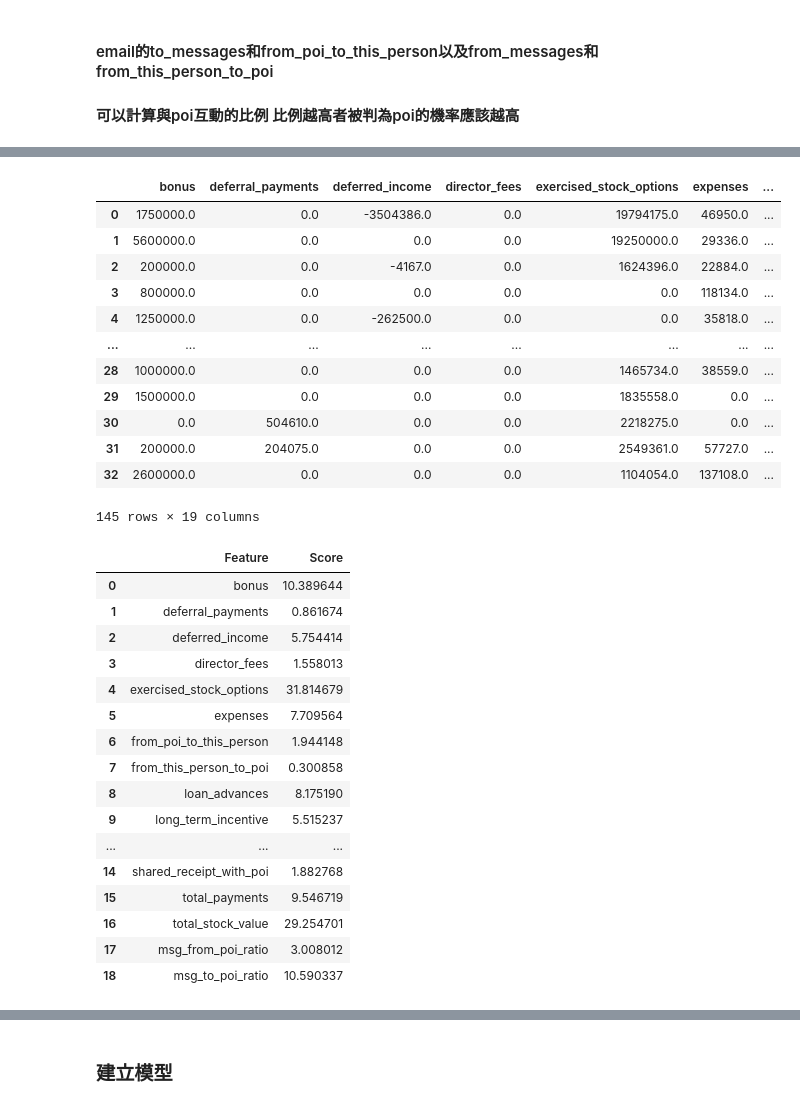
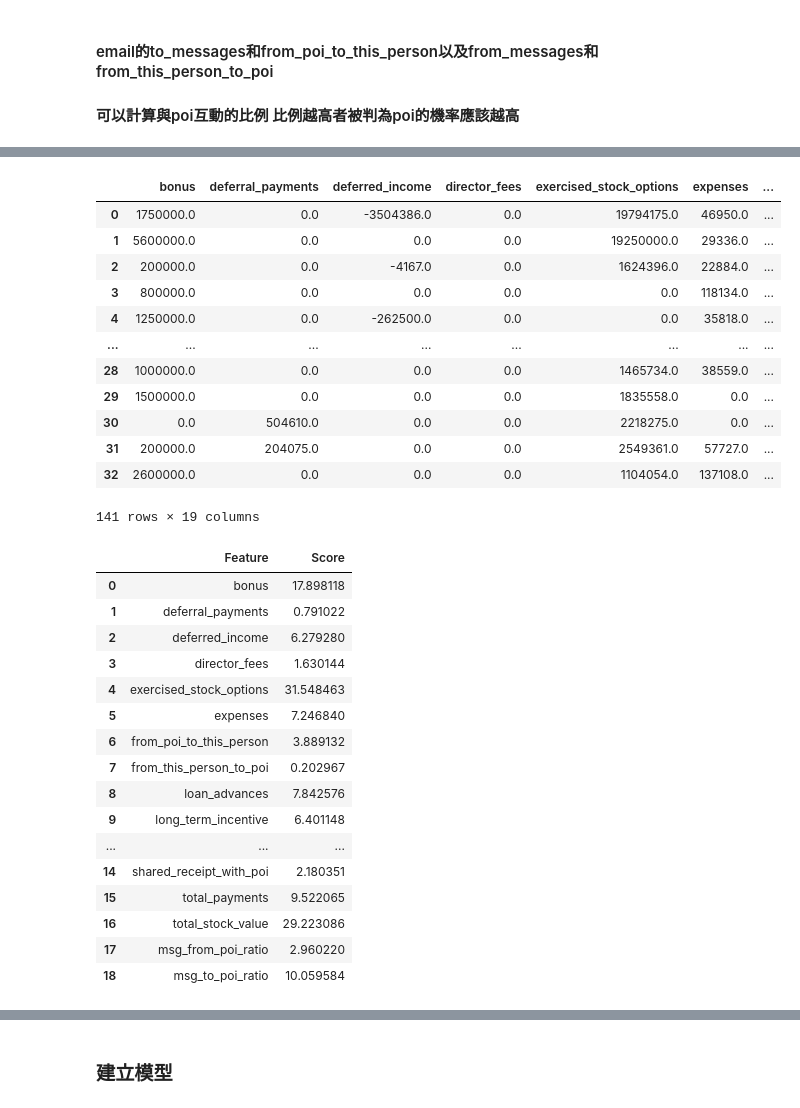
Before and after one commit to waitingSu/ML100Days, a Jupyter notebook: homework/D51_D53_Midterm.ipynb, the cells around one changed output, grey strips where cells are left out. Cells and saved outputs as stored; diff of their text form; code cells hidden in the pictures.

```diff
--- a/homework/D51_D53_Midterm.ipynb
+++ b/homework/D51_D53_Midterm.ipynb
@@ -135,9 +144,16 @@ df.loc[df['name'] == 'TOTAL']
 # %%
-#刪除該筆資料 但之後要加回(預測需要)
+#刪除該筆資料並重新切分資料
 #total_row = df[df["name"] == 'TOTAL']
-df = df[df["name"] != 'TOTAL']
-ids = df_test[df_test["name"] != 'TOTAL']
-ids = ids["name"]
+train_num = train_Y.shape[0]
+train_X = df[:train_num]
+test_X = df[train_num:]
+test_X = test_X[test_X["name"] != 'TOTAL']
+train_X = train_X[(train_X["name"] != 'THE TRAVEL AGENCY IN THE PARK') & (train_X['name'] != 'LOCKHART EUGENE E')]
+train_Y = train_X['poi'].astype('bool')
+df = pd.concat([train_X,test_X])
+#因為被納入預測用資料 所以之後要補回
+ids = df_test[df_test["name"] != 'TOTAL']['name']
+print(ids)
 # 重跑長條圖
 df[num_feature].hist(bins = 15, figsize=(30,15), layout=(4,5))
 # %% [output]
@@ -162,3 +229,7 @@ array([[<matplotlib.axes._subplots.AxesSubplot object at 0x...>,
+# %%
+#依據PDF給予的資訊決定是否要刪除這些資料 因為有幾項被標記成POI所以必定保留
+df = df.drop([33,58])
+train_Y = train_Y.drop([33,58])
 # %% [markdown]
 #### 把不同性質的欄位分組
 # %%
@@ -321,39 +406,39 @@ df
 | 30 | 0.0 | 504610.0 | 0.0 | 0.0 | 2218275.0 | 0.0 | ... |
 | 31 | 200000.0 | 204075.0 | 0.0 | 0.0 | 2549361.0 | 57727.0 | ... |
 | 32 | 2600000.0 | 0.0 | 0.0 | 0.0 | 1104054.0 | 137108.0 | ... |
-145 rows × 19 columns
+141 rows × 19 columns
 # %%
 ### 特徵選擇
 # %%
 from sklearn.feature_selection import SelectKBest,chi2,f_classif
 from sklearn.model_selection import train_test_split
 train_num = train_Y.shape[0]
 train_X = df[:train_num]
 test_X = df[train_num:]
 # 切分訓練集/測試集
 x_train, x_test, y_train, y_test = train_test_split(train_X, train_Y, test_size=0.25, random_state=44)
 
-kbest = SelectKBest(score_func=f_classif, k=5)
+kbest = SelectKBest(score_func=f_classif, k='all')
 X_new = kbest.fit_transform(train_X, train_Y)
 
 kbest_df = pd.DataFrame(data = list(zip(df[1:], kbest.scores_)), columns=['Feature', 'Score'])
 kbest_df
 # %% [output]
 |  | Feature | Score |
-| 0 | bonus | 10.389644 |
-| 1 | deferral_payments | 0.861674 |
-| 2 | deferred_income | 5.754414 |
-| 3 | director_fees | 1.558013 |
-| 4 | exercised_stock_options | 31.814679 |
-| 5 | expenses | 7.709564 |
-| 6 | from_poi_to_this_person | 1.944148 |
-| 7 | from_this_person_to_poi | 0.300858 |
-| 8 | loan_advances | 8.175190 |
-| 9 | long_term_incentive | 5.515237 |
+| 0 | bonus | 17.898118 |
+| 1 | deferral_payments | 0.791022 |
+| 2 | deferred_income | 6.279280 |
+| 3 | director_fees | 1.630144 |
+| 4 | exercised_stock_options | 31.548463 |
+| 5 | expenses | 7.246840 |
+| 6 | from_poi_to_this_person | 3.889132 |
+| 7 | from_this_person_to_poi | 0.202967 |
+| 8 | loan_advances | 7.842576 |
+| 9 | long_term_incentive | 6.401148 |
 | ... | ... | ... |
-| 14 | shared_receipt_with_poi | 1.882768 |
-| 15 | total_payments | 9.546719 |
-| 16 | total_stock_value | 29.254701 |
-| 17 | msg_from_poi_ratio | 3.008012 |
-| 18 | msg_to_poi_ratio | 10.590337 |
+| 14 | shared_receipt_with_poi | 2.180351 |
+| 15 | total_payments | 9.522065 |
+| 16 | total_stock_value | 29.223086 |
+| 17 | msg_from_poi_ratio | 2.960220 |
+| 18 | msg_to_poi_ratio | 10.059584 |
 # %%
```
Also changed, not shown: parts of 20 cells of this notebook.
